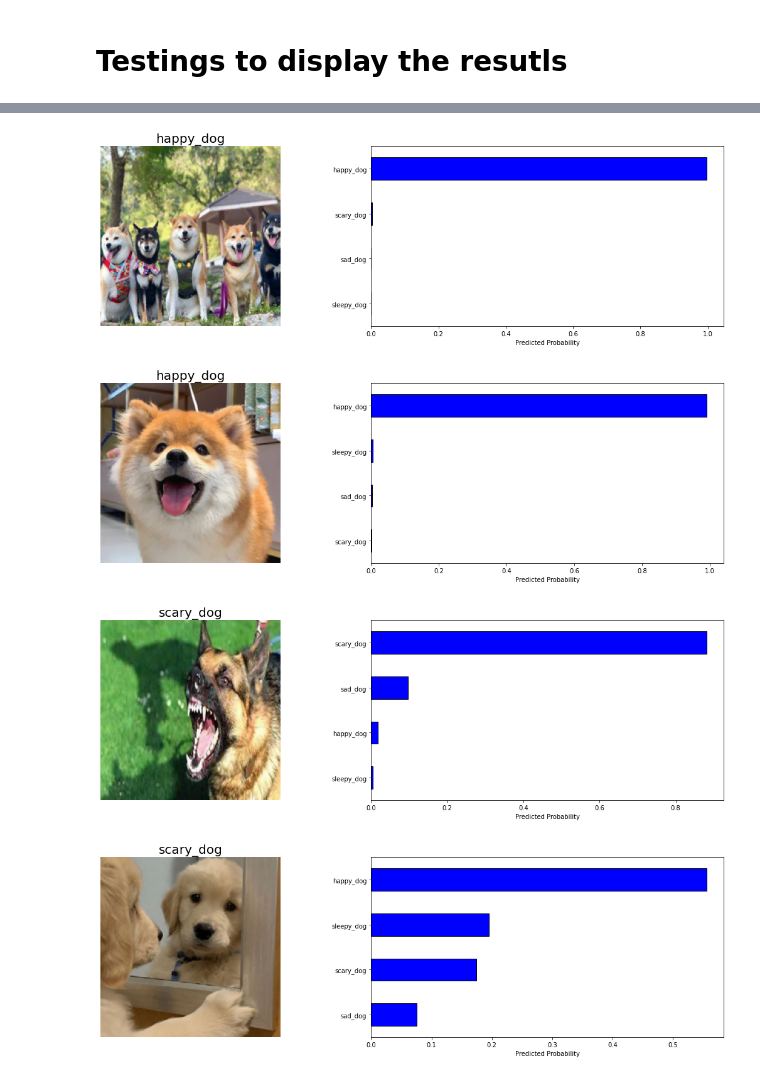
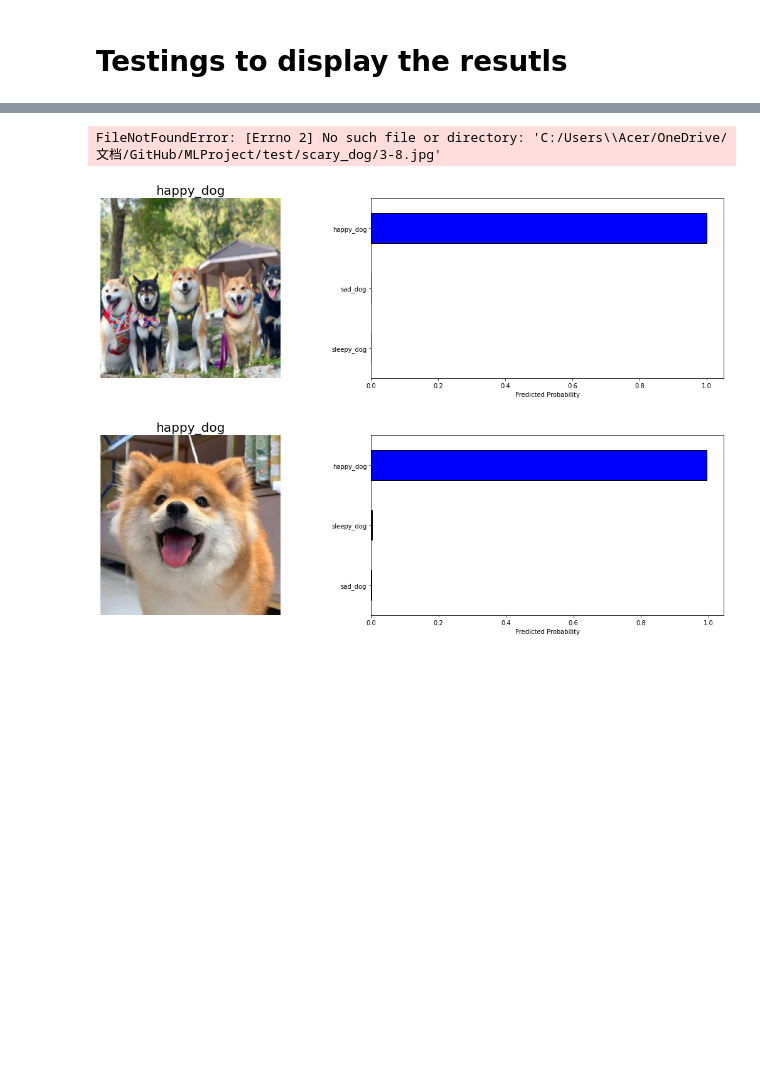
Before and after one commit to MinhaoZhu/MLProject, a Jupyter notebook: VGG16_Transfer_Learning.ipynb, the cells around one changed output, grey strips where cells are left out. Drawn from its saved outputs; the diff is of its cells as text; code cells hidden in the pictures; blank space fills up the shorter version.

```diff
--- a/VGG16_Transfer_Learning.ipynb
+++ b/VGG16_Transfer_Learning.ipynb
@@ -410,7 +379,7 @@ def train(model,
           save_file_name,
           max_epochs_stop=3,
           n_epochs=20,
-          print_every=2):
+          print_every=1):
     """Train a PyTorch Model
 
     Params
@@ -443,7 +412,7 @@ def train(model,
         print(f'Model has been trained for: {model.epochs} epochs.\n')
     except:
         model.epochs = 0
-        print(f'Starting Training from Scratch.\n')
+        print(f'Starting Training.\n')
 
     overall_start = timer()
 
@@ -728,20 +697,15 @@ def load_checkpoint(path):
 
     """
 
-    # Get the model name
-    model_name = path.split('-')[0]
-    assert (model_name in ['vgg16', 'resnet50'
-                           ]), "Path must have the correct model name"
-
     # Load in checkpoint
     checkpoint = torch.load(path)
 
-    if model_name == 'vgg16':
-        model = models.vgg16(pretrained=True)
-        # Make sure to set parameters as not trainable
-        for param in model.parameters():
-            param.requires_grad = False
-        model.classifier = checkpoint['classifier']
+
+    model = models.vgg16(pretrained=True)
+    # Make sure to set parameters as not trainable
+    for param in model.parameters():
+        param.requires_grad = False
+    model.classifier = checkpoint['classifier']
 
 
     # Load in the state dict
@@ -972,15 +935,14 @@ def display_prediction(image_path, model, topk):
 # %%
 happy_dog_img_1 = r"C:/Users\Acer/OneDrive/文档/GitHub/MLProject/test/happy_dog/3-0.jpg"
 happy_dog_img_2 = r"C:/Users\Acer/OneDrive/文档/GitHub/MLProject/test/happy_dog/3-2.jpg"
 scary_dog_img_1 = r"C:/Users\Acer/OneDrive/文档/GitHub/MLProject/test/scary_dog/3-8.jpg"
 scary_dog_img_2 = r"C:/Users\Acer/OneDrive/文档/GitHub/MLProject/test/scary_dog/3-10.jpg"
 
-display_prediction(happy_dog_img_1, model, 4)
-display_prediction(happy_dog_img_2, model, 4)
-display_prediction(scary_dog_img_1, model, 4)
-display_prediction(scary_dog_img_2, model, 4)
+display_prediction(happy_dog_img_1, model, 3)
+display_prediction(happy_dog_img_2, model, 3)
+display_prediction(scary_dog_img_1, model, 3)
+display_prediction(scary_dog_img_2, model, 3)
 # %% [output]
+FileNotFoundError: [Errno 2] No such file or directory: 'C:/Users\\Acer/OneDrive/文档/GitHub/MLProject/test/scary_dog/3-8.jpg'
-[figure, old version]
+[figure, new version]
-[figure, old version]
+[figure, new version]
-[figure, removed]
-[figure, removed]
```
Also changed, not shown: parts of 16 cells of this notebook.
